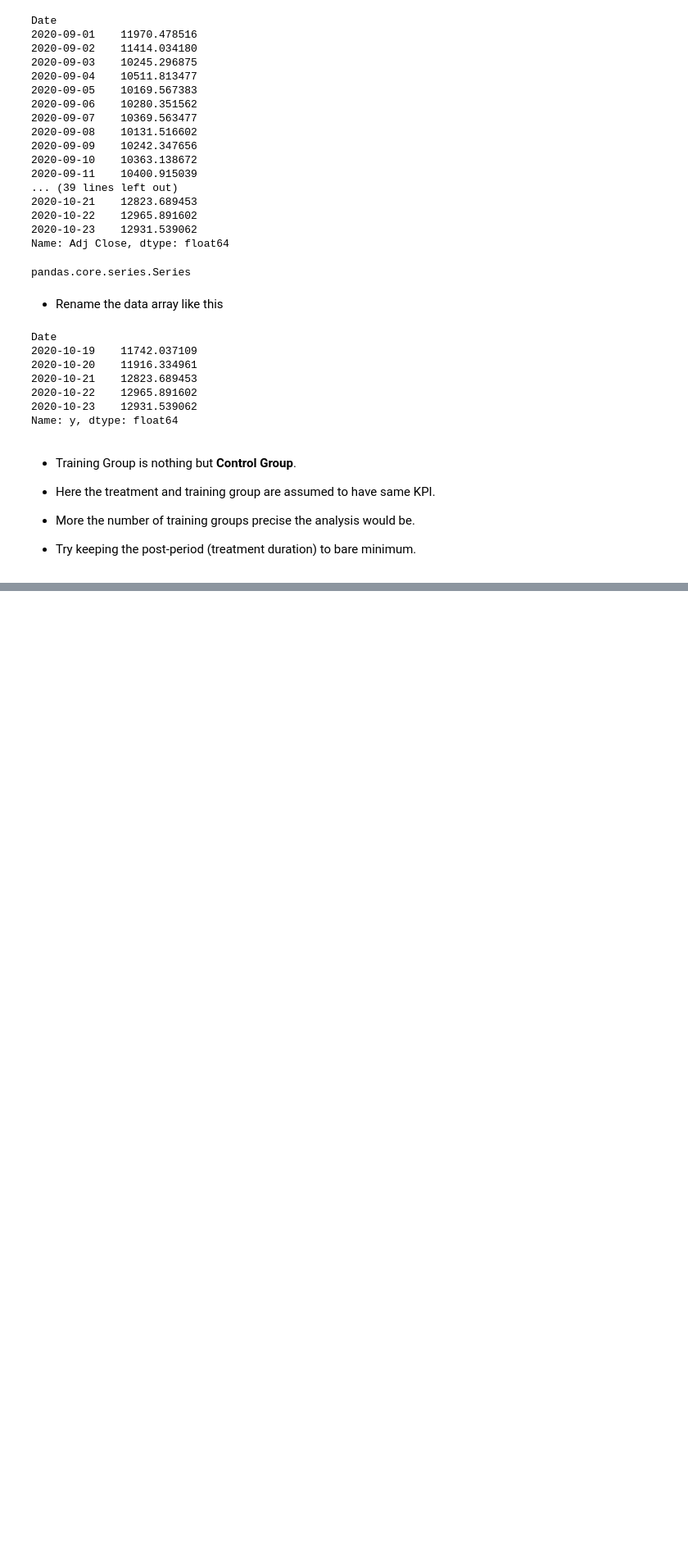
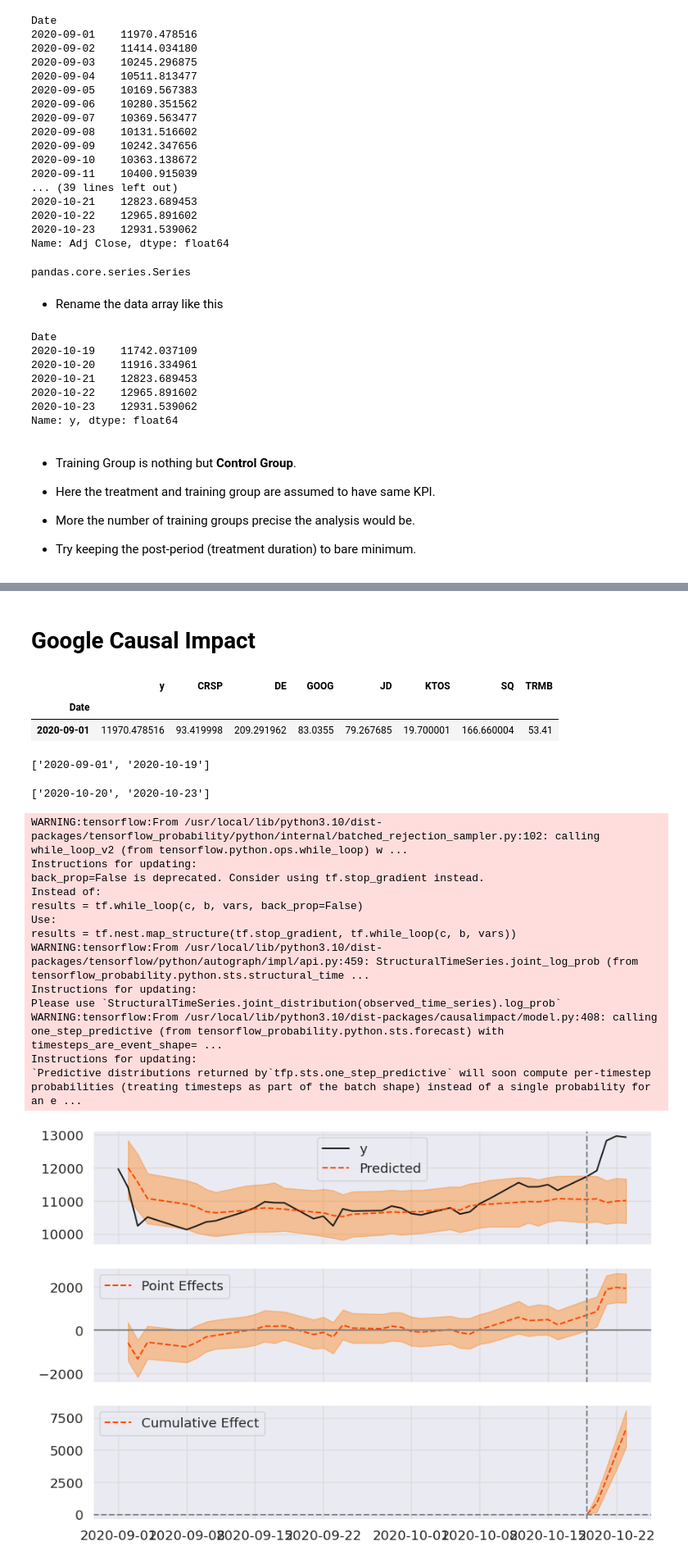
Before and after one commit to AbhijithKasula99/Python-Data-Analytics, a Jupyter notebook: Causal_Impact/Google_Causal_Impact.ipynb, the cells around one changed output, grey strips where cells are left out. Shown: that part at 82% size. Drawn from its saved outputs; the diff is of its cells as text; code cells hidden in the pictures; blank space fills up the shorter version.

Commit message:
Causal Finished

```diff
--- a/Causal_Impact/Google_Causal_Impact.ipynb
+++ b/Causal_Impact/Google_Causal_Impact.ipynb
@@ -170,0 +256,42 @@ df.head()
+# %% [markdown]
+# Google Causal Impact
+# %%
+# Prepare the Dataset
+df_final = df.drop(columns = ['CARL-B.CO', 'ZAL.DE'])
+df_final.head(1)
+# %% [output]
+|  | y | CRSP | DE | GOOG | JD | KTOS | SQ | TRMB |
+| Date |  |  |  |  |  |  |  |  |
+| 2020-09-01 | 11970.478516 | 93.419998 | 209.291962 | 83.0355 | 79.267685 | 19.700001 | 166.660004 | 53.41 |
+# %%
+# Prepare pre and post period
+pre_period = [training_start, training_end]
+pre_period
+# %% [output]
+['2020-09-01', '2020-10-19']
+# %%
+post_period = [treatment_start, treatment_end]
+post_period
+# %% [output]
+['2020-10-20', '2020-10-23']
+# %%
+# Google Causal Impact
+impact = CausalImpact(data = df_final,
+                      pre_period = pre_period,
+                      post_period = post_period)
+impact.plot()
+# %% [output]
+WARNING:tensorflow:From /usr/local/lib/python3.10/dist-packages/tensorflow_probability/python/internal/batched_rejection_sampler.py:102: calling while_loop_v2 (from tensorflow.python.ops.while_loop) w ...
+Instructions for updating:
+back_prop=False is deprecated. Consider using tf.stop_gradient instead.
+Instead of:
+results = tf.while_loop(c, b, vars, back_prop=False)
+Use:
+results = tf.nest.map_structure(tf.stop_gradient, tf.while_loop(c, b, vars))
+WARNING:tensorflow:From /usr/local/lib/python3.10/dist-packages/tensorflow/python/autograph/impl/api.py:459: StructuralTimeSeries.joint_log_prob (from tensorflow_probability.python.sts.structural_time ...
+Instructions for updating:
+Please use `StructuralTimeSeries.joint_distribution(observed_time_series).log_prob`
+WARNING:tensorflow:From /usr/local/lib/python3.10/dist-packages/causalimpact/model.py:408: calling one_step_predictive (from tensorflow_probability.python.sts.forecast) with timesteps_are_event_shape= ...
+Instructions for updating:
+`Predictive distributions returned by`tfp.sts.one_step_predictive` will soon compute per-timestep probabilities (treating timesteps as part of the batch shape) instead of a single probability for an e ...
+[figure, added]
```
Also changed, not shown: parts of 20 cells of this notebook.
